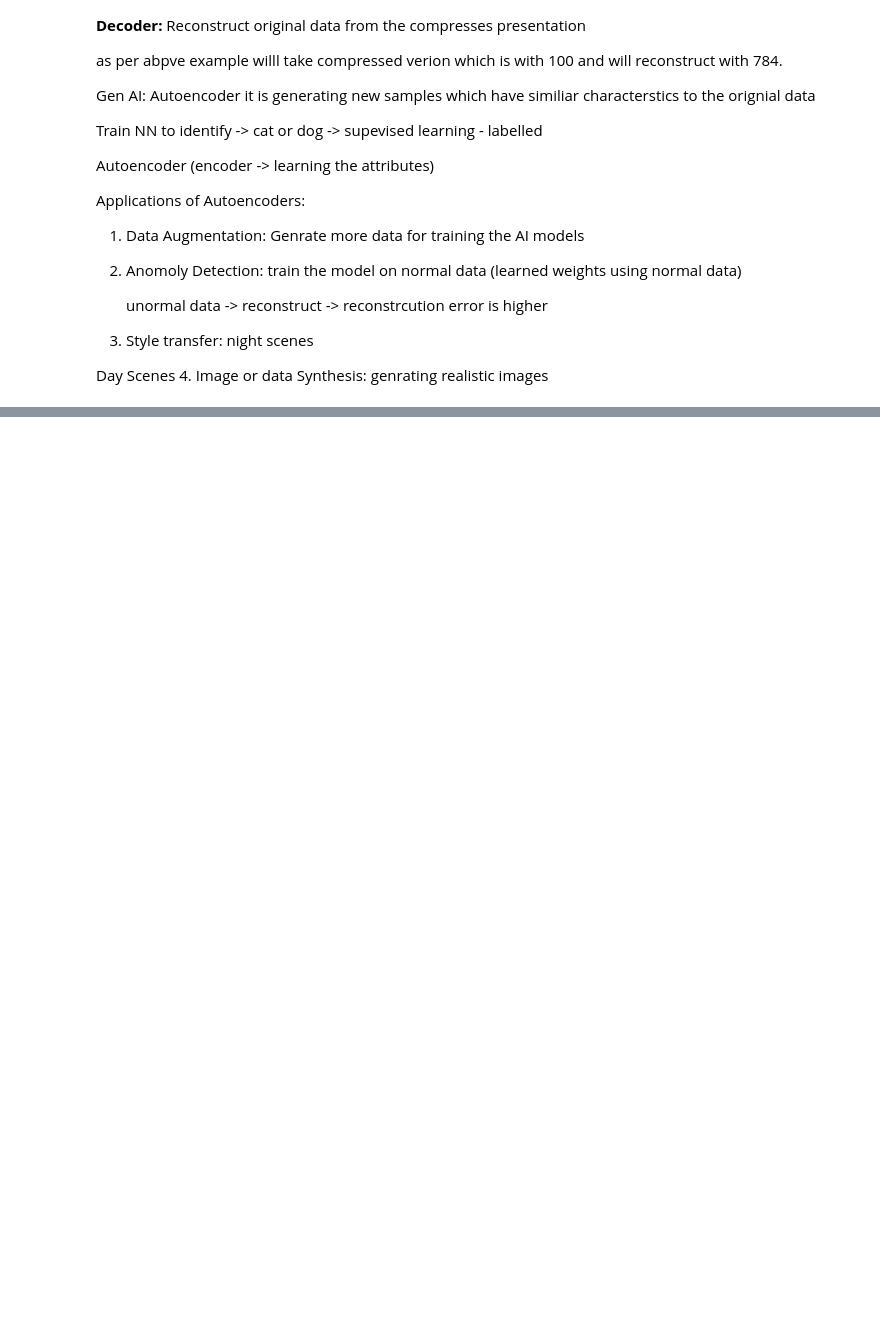
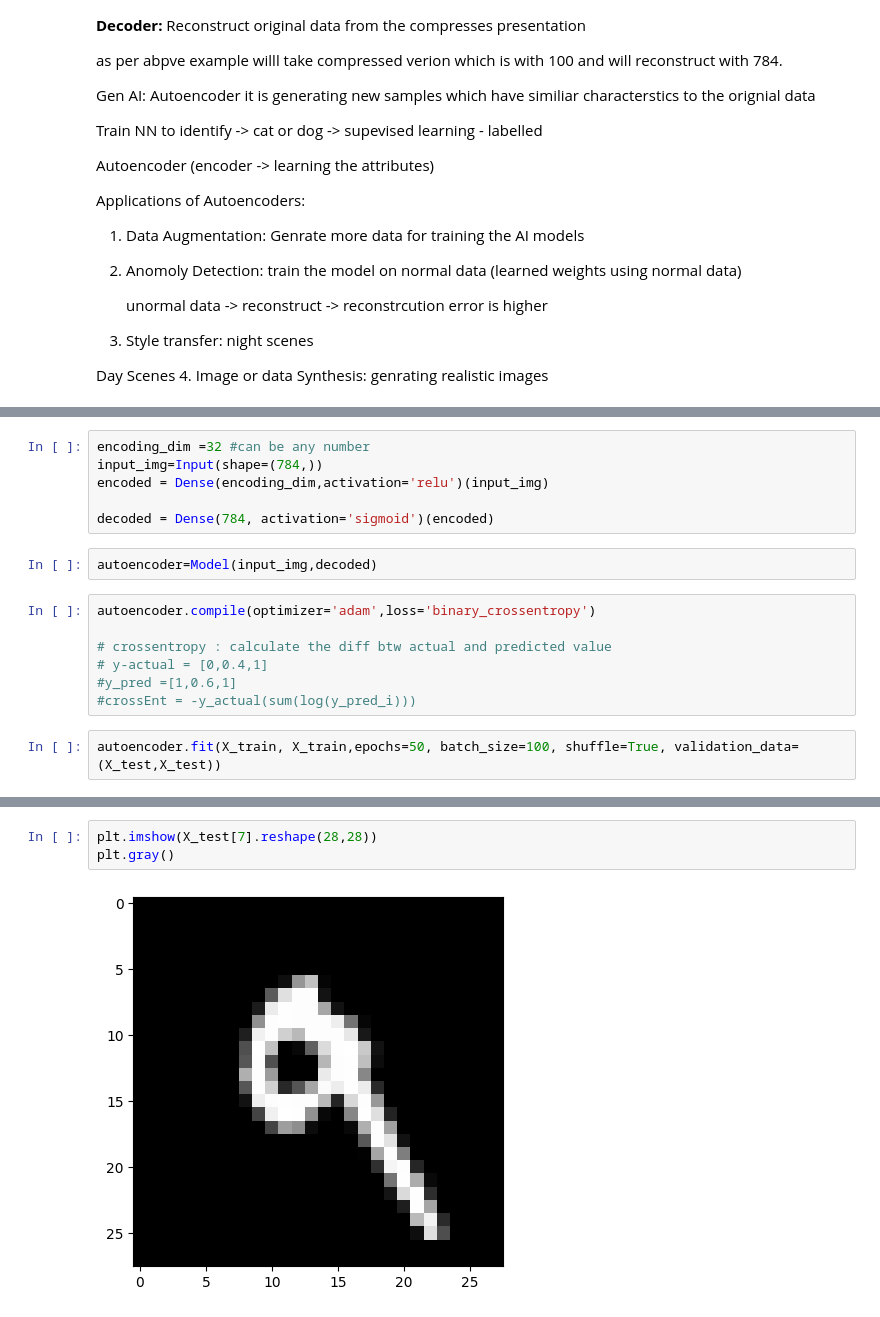
Before and after one commit to itforankit/GenerativeAI, a Jupyter notebook: autoencoder_class.ipynb, the cells around one changed output, grey strips where cells are left out. Cells and saved outputs as stored; diff of their text form; blank space fills up the shorter version.

```diff
--- a/autoencoder_class.ipynb
+++ b/autoencoder_class.ipynb
@@ -37,0 +61,17 @@ Applications of Autoencoders:
+# %%
+encoding_dim =32 #can be any number
+input_img=Input(shape=(784,))
+encoded = Dense(encoding_dim,activation='relu')(input_img)
+
+decoded = Dense(784, activation='sigmoid')(encoded)
+# %%
+autoencoder=Model(input_img,decoded)
+# %%
+autoencoder.compile(optimizer='adam',loss='binary_crossentropy')
+
+# crossentropy : calculate the diff btw actual and predicted value
+# y-actual = [0,0.4,1]
+#y_pred =[1,0.6,1]
+#crossEnt = -y_actual(sum(log(y_pred_i)))
+# %%
+autoencoder.fit(X_train, X_train,epochs=50, batch_size=100, shuffle=True, validation_data=(X_test,X_test))
@@ -37,0 +123,5 @@ Applications of Autoencoders:
+# %%
+plt.imshow(X_test[7].reshape(28,28))
+plt.gray()
+# %% [output]
+[figure, added]
```
Also changed, not shown: parts of 9 cells of this notebook.
